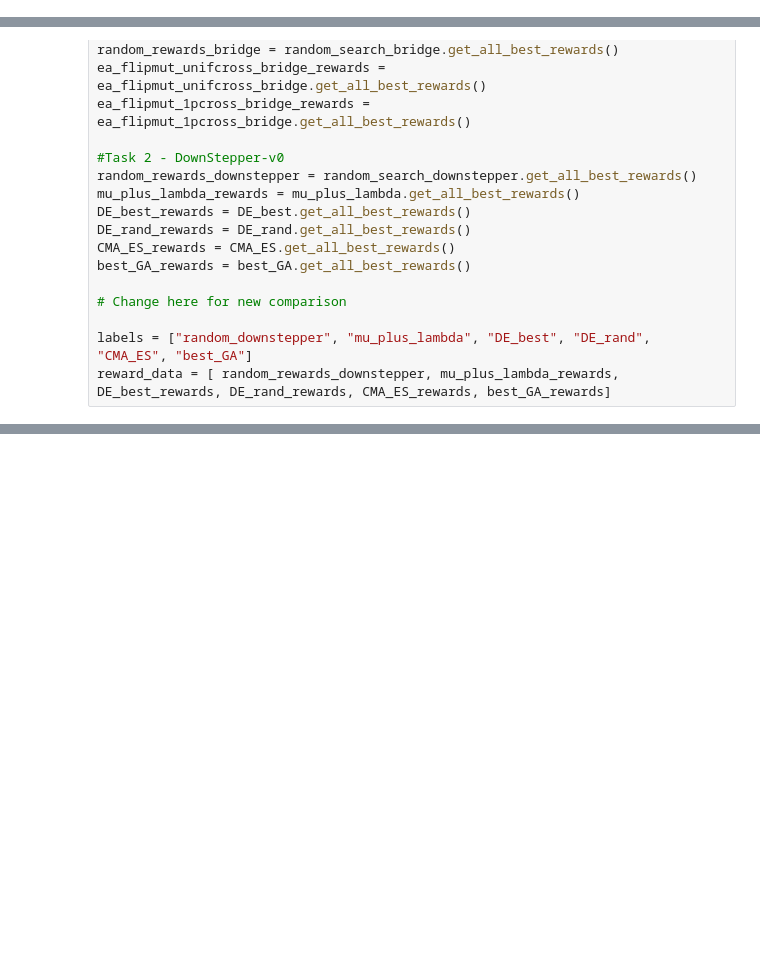
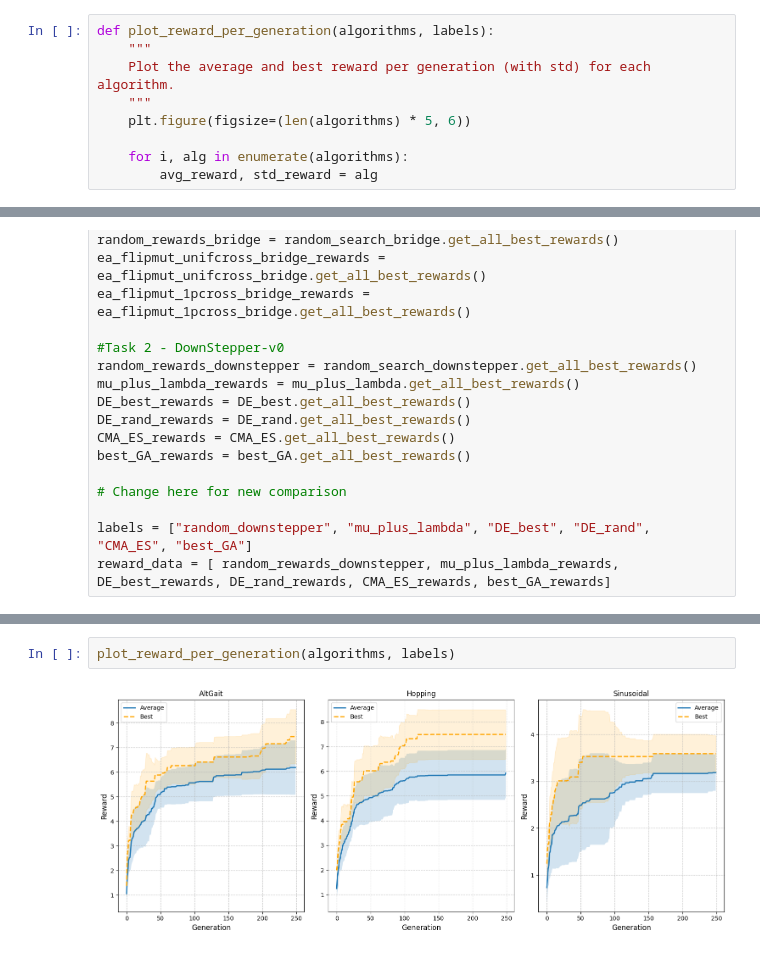
Before and after one commit to carolinaantunes03/projetoCE, a Jupyter notebook: statistical_inference.ipynb, the cells around one changed output, grey strips where cells are left out. Cells and saved outputs as stored; diff of their text form; blank space fills up the shorter version.

```diff
--- a/statistical_inference.ipynb
+++ b/statistical_inference.ipynb
@@ -196,6 +196,15 @@ class ExperimentLoader:
         std_reward_per_gen = np.std(reward_matrix, axis=0, ddof=1)
 
         return avg_reward_per_gen, std_reward_per_gen
+# %%
+def plot_reward_per_generation(algorithms, labels):
+    """
+    Plot the average and best reward per generation (with std) for each algorithm.
+    """
+    plt.figure(figsize=(len(algorithms) * 5, 6))
+
+    for i, alg in enumerate(algorithms):
+        avg_reward, std_reward = alg
 # %%
 
 #Task 1 - Walker-v0
@@ -293,0 +358,4 @@ reward_data = [ random_rewards_downstepper, mu_plus_lambda_rewards, DE_best_rewa
+# %%
+plot_reward_per_generation(algorithms, labels)
+# %% [output]
+[figure, added]
```
Also changed, not shown: parts of 30 cells of this notebook, 42 other files.
